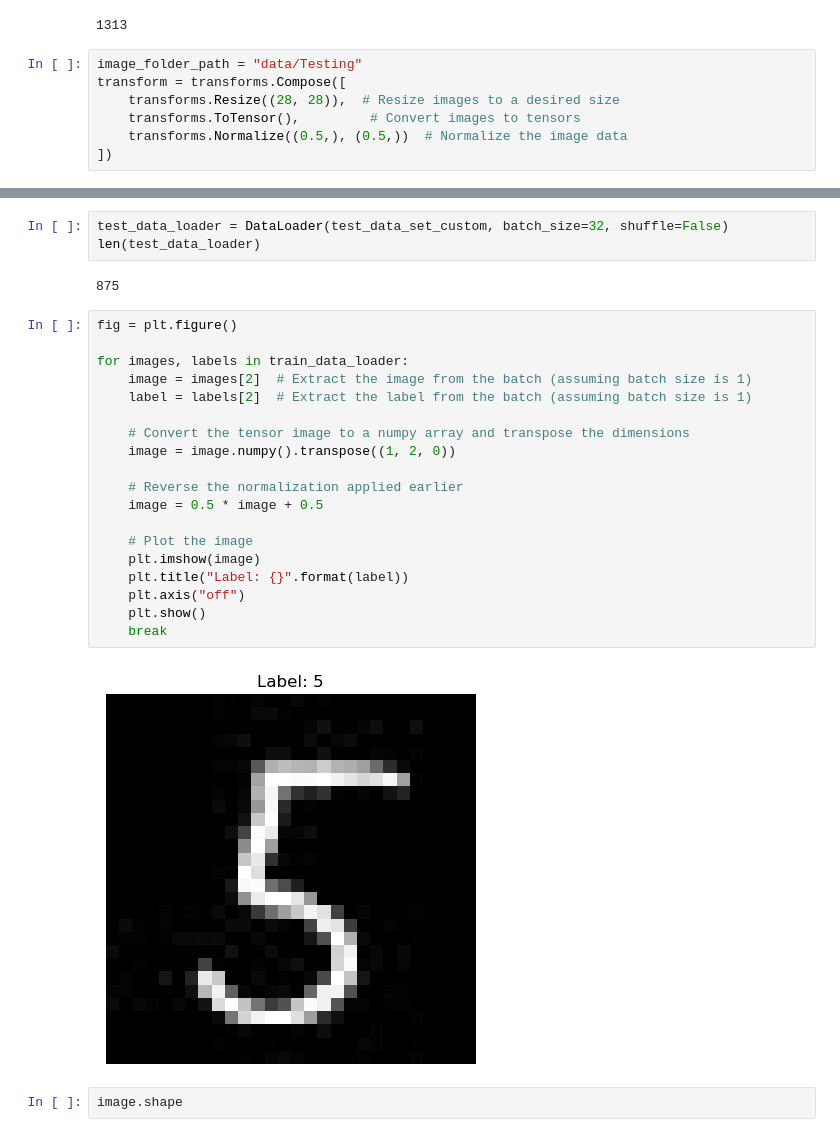
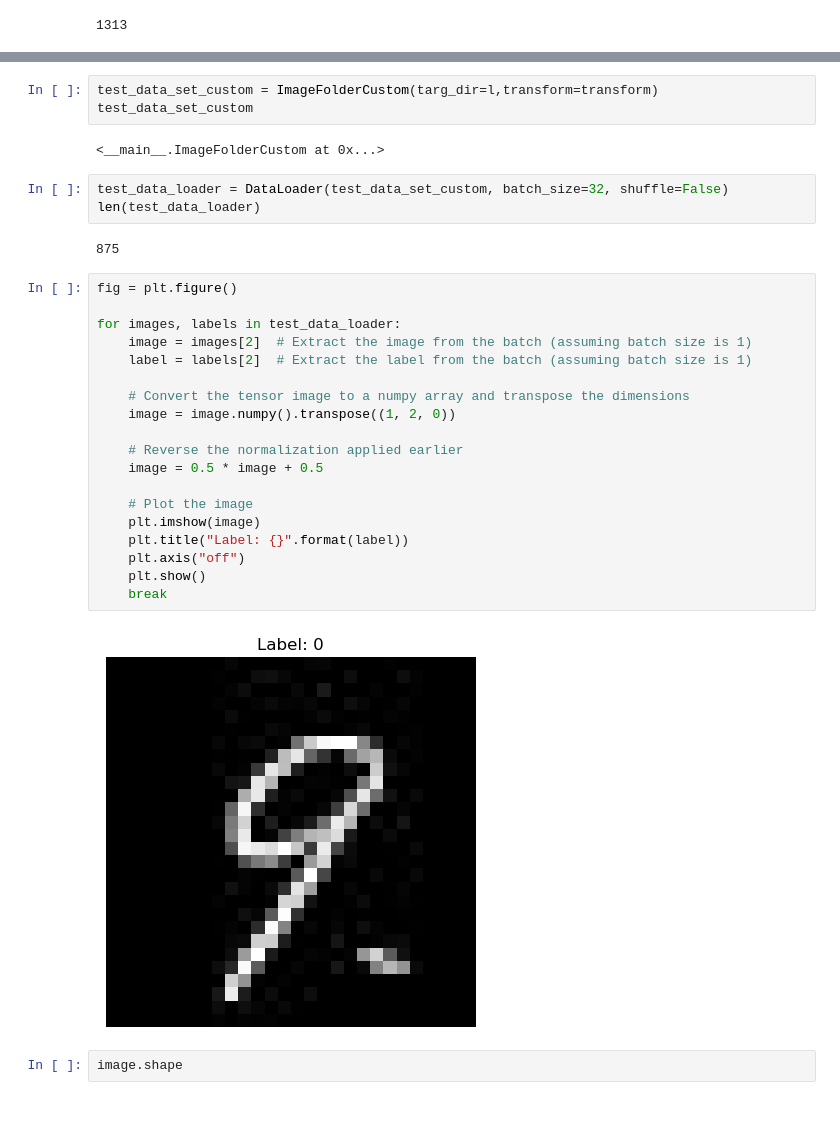
Before and after one commit to Hemanth-Thaluru/kaggle_competitions, a Jupyter notebook: Digit_Recogniser/mnist_pytorch.ipynb, the cells around one changed output, grey strips where cells are left out. Drawn from its saved outputs; the diff is of its cells as text; blank space fills up the shorter version.

```diff
--- a/Digit_Recogniser/mnist_pytorch.ipynb
+++ b/Digit_Recogniser/mnist_pytorch.ipynb
@@ -27,10 +27,3 @@ train_data_loader = DataLoader(train_dataset, batch_size=32, shuffle=True)
 len(train_data_loader)
 # %% [output]
 1313
-# %%
-image_folder_path = "data/Testing"
-transform = transforms.Compose([
-    transforms.Resize((28, 28)),  # Resize images to a desired size
-    transforms.ToTensor(),         # Convert images to tensors
-    transforms.Normalize((0.5,), (0.5,))  # Normalize the image data
-])
@@ -39,3 +104,8 @@ test_dataset = datasets.ImageFolder(root=image_folder_path, transform=transform)
+# %%
+test_data_set_custom = ImageFolderCustom(targ_dir=l,transform=transform)
+test_data_set_custom
+# %% [output]
+<__main__.ImageFolderCustom at 0x...>
 # %%
 test_data_loader = DataLoader(test_data_set_custom, batch_size=32, shuffle=False)
 len(test_data_loader)
@@ -44,24 +114,24 @@ len(test_data_loader)
 # %%
 fig = plt.figure()
 
-for images, labels in train_data_loader:
+for images, labels in test_data_loader:
     image = images[2]  # Extract the image from the batch (assuming batch size is 1)
     label = labels[2]  # Extract the label from the batch (assuming batch size is 1)
 
     # Convert the tensor image to a numpy array and transpose the dimensions
     image = image.numpy().transpose((1, 2, 0))
 
     # Reverse the normalization applied earlier
     image = 0.5 * image + 0.5
 
     # Plot the image
     plt.imshow(image)
     plt.title("Label: {}".format(label))
     plt.axis("off")
     plt.show()
     break
 # %% [output]
-[figure, old version]
+[figure, new version]
 # %%
 image.shape
 # %% [output]
```
Also changed, not shown: parts of 41 cells of this notebook, 4 other files.
